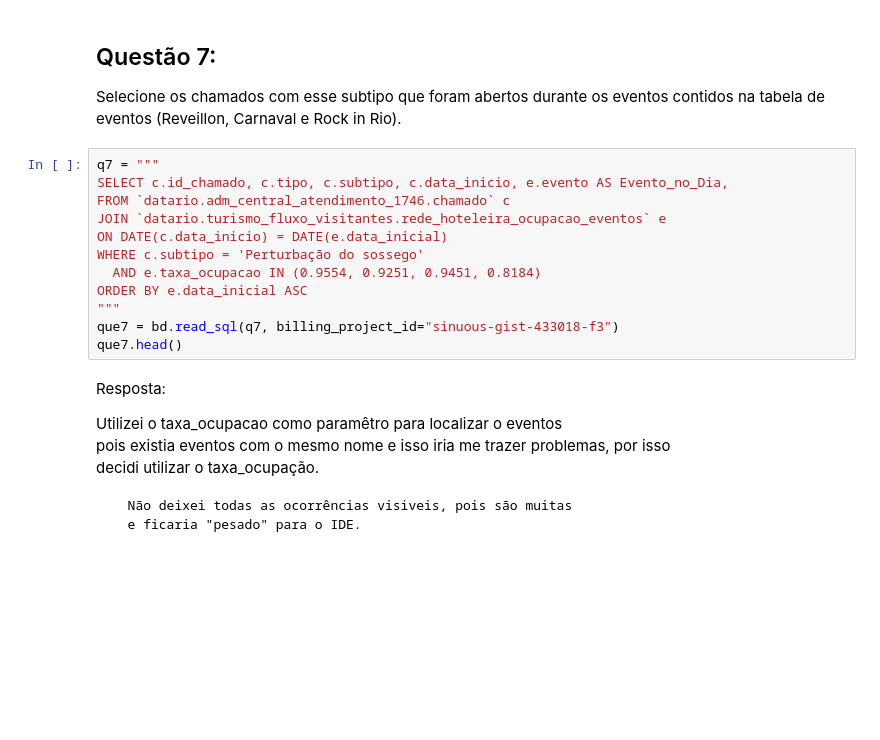
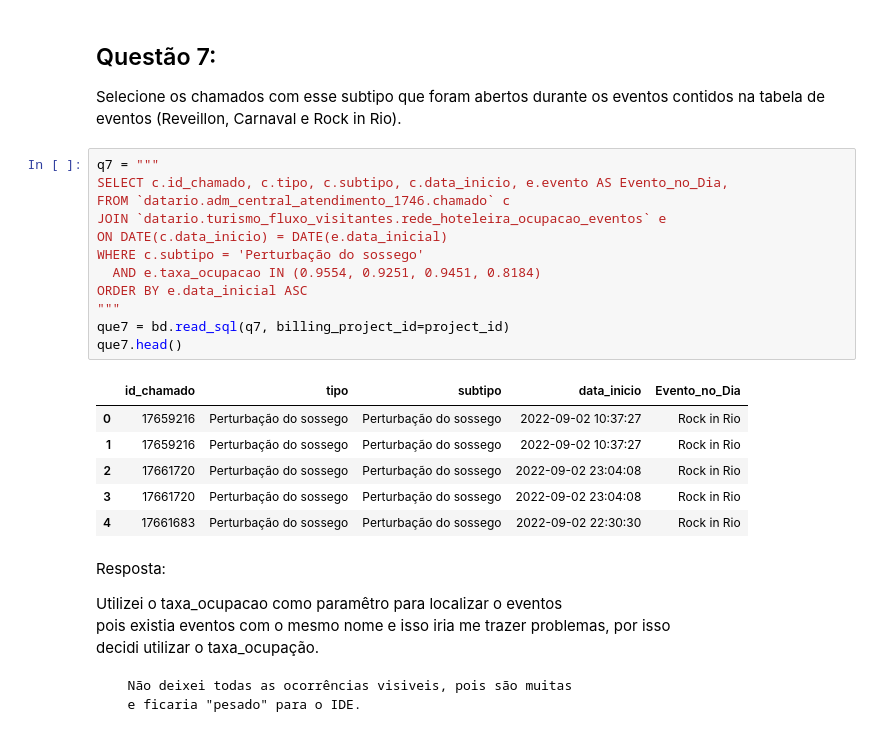
Before and after one commit to felipsants/emd-desafio-junior-data-scientist, a Jupyter notebook: PYTHON/analise_python.ipynb, the cells around one changed output. Saved outputs shown, nothing was run; the diff lists cells and outputs as text; blank space fills up the shorter version.

```diff
--- a/PYTHON/analise_python.ipynb
+++ b/PYTHON/analise_python.ipynb
@@ -128,15 +186,22 @@ Selecione os chamados com esse subtipo que foram abertos durante os eventos cont
 # %%
 q7 = """
 SELECT c.id_chamado, c.tipo, c.subtipo, c.data_inicio, e.evento AS Evento_no_Dia,
 FROM `datario.adm_central_atendimento_1746.chamado` c
 JOIN `datario.turismo_fluxo_visitantes.rede_hoteleira_ocupacao_eventos` e
 ON DATE(c.data_inicio) = DATE(e.data_inicial)
 WHERE c.subtipo = 'Perturbação do sossego'
   AND e.taxa_ocupacao IN (0.9554, 0.9251, 0.9451, 0.8184)
 ORDER BY e.data_inicial ASC
 """
-que7 = bd.read_sql(q7, billing_project_id="sinuous-gist-433018-f3")
+que7 = bd.read_sql(q7, billing_project_id=project_id)
 que7.head()
+# %% [output]
+|  | id_chamado | tipo | subtipo | data_inicio | Evento_no_Dia |
+| 0 | 17659216 | Perturbação do sossego | Perturbação do sossego | 2022-09-02 10:37:27 | Rock in Rio |
+| 1 | 17659216 | Perturbação do sossego | Perturbação do sossego | 2022-09-02 10:37:27 | Rock in Rio |
+| 2 | 17661720 | Perturbação do sossego | Perturbação do sossego | 2022-09-02 23:04:08 | Rock in Rio |
+| 3 | 17661720 | Perturbação do sossego | Perturbação do sossego | 2022-09-02 23:04:08 | Rock in Rio |
+| 4 | 17661683 | Perturbação do sossego | Perturbação do sossego | 2022-09-02 22:30:30 | Rock in Rio |
 # %% [markdown]
 Resposta:
 
```
Also changed, not shown: parts of 13 cells of this notebook.
